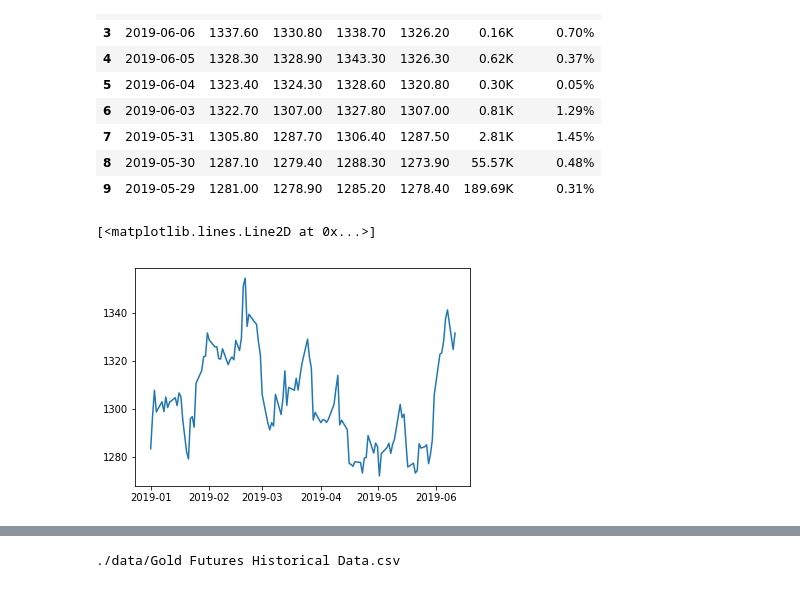
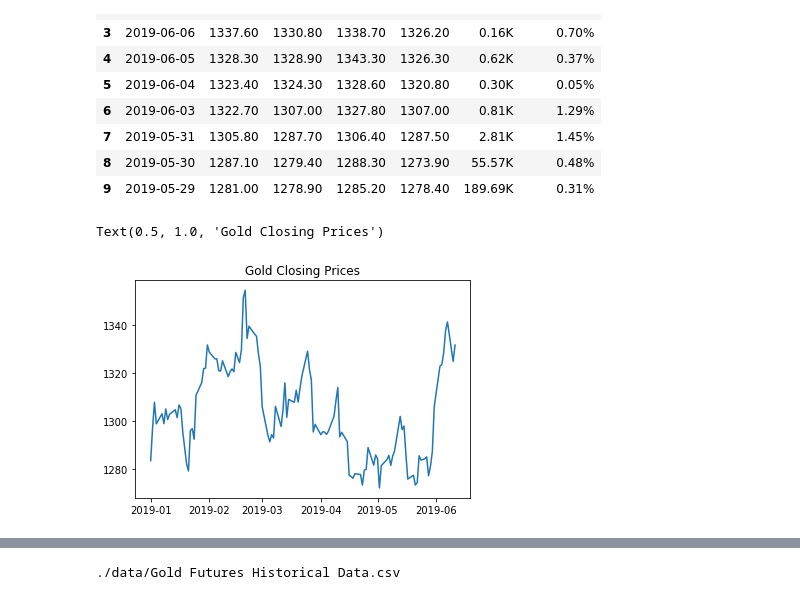
Before and after one commit to pablokimon/Silver-and-Gold, a Jupyter notebook: SilverAndGold.ipynb, the cells around one changed output, grey strips where cells are left out. Drawn from its saved outputs; the diff is of its cells as text; code cells hidden in the pictures.

```diff
--- a/SilverAndGold.ipynb
+++ b/SilverAndGold.ipynb
@@ -111,9 +108,10 @@ gold_df.head(10)
 | 9 | 2019-05-29 | 1281.00 | 1278.90 | 1285.20 | 1278.40 | 189.69K | 0.31% |
 # %%
 plt.plot(gold_df['Date'],gold_df['Price'])
+plt.title("Gold Closing Prices")
 # %% [output]
-[<matplotlib.lines.Line2D at 0x...>]
+Text(0.5, 1.0, 'Gold Closing Prices')
-[figure, old version]
+[figure, new version]
 # %%
 gold_df['Price'].values
 # %% [output]
```
Also changed, not shown: parts of 2 cells of this notebook.
